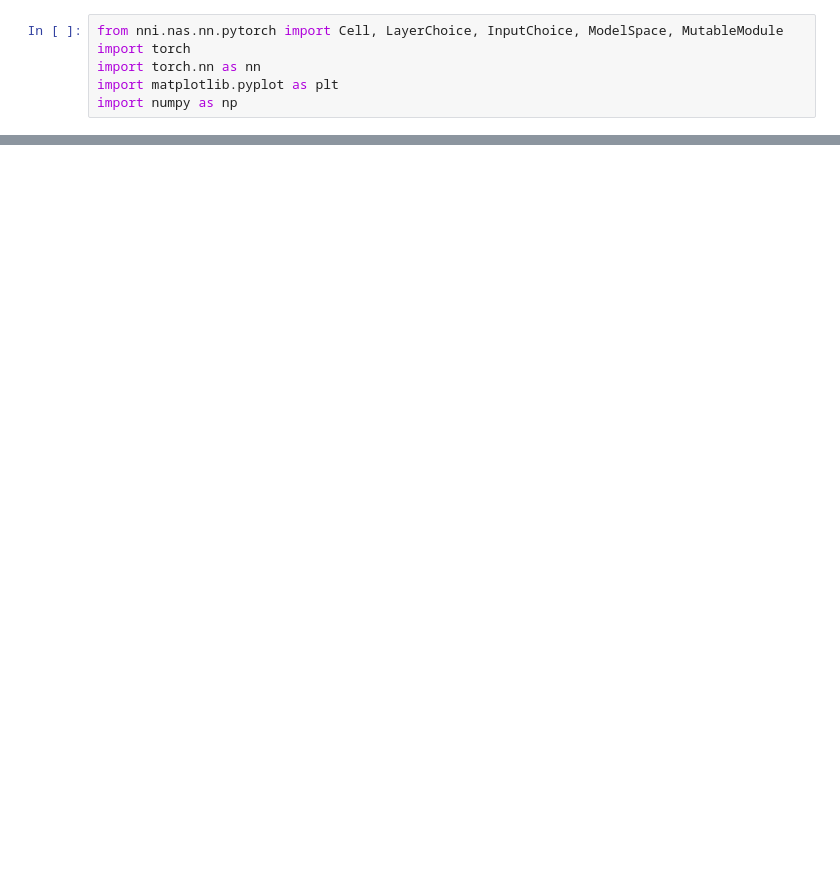
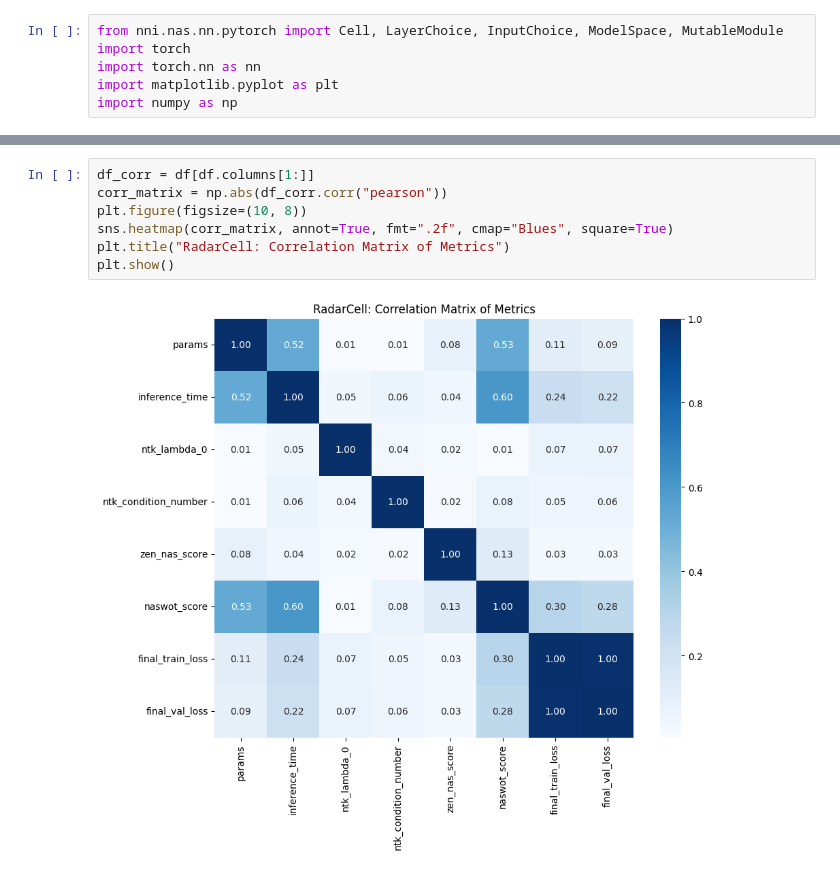
Before and after one commit to noual/nas-radar, a Jupyter notebook: search_space/exploratory.ipynb, the cells around one changed output, grey strips where cells are left out. Drawn from its saved outputs; the diff is of its cells as text; blank space fills up the shorter version.

```diff
--- a/search_space/exploratory.ipynb
+++ b/search_space/exploratory.ipynb
@@ -33,0 +40,9 @@ plt.show()
+# %%
+df_corr = df[df.columns[1:]]
+corr_matrix = np.abs(df_corr.corr("pearson"))
+plt.figure(figsize=(10, 8))
+sns.heatmap(corr_matrix, annot=True, fmt=".2f", cmap="Blues", square=True)
+plt.title("RadarCell: Correlation Matrix of Metrics")
+plt.show()
+# %% [output]
+[figure, added]
```
Also changed, not shown: parts of 5 cells of this notebook, 3 other files.
